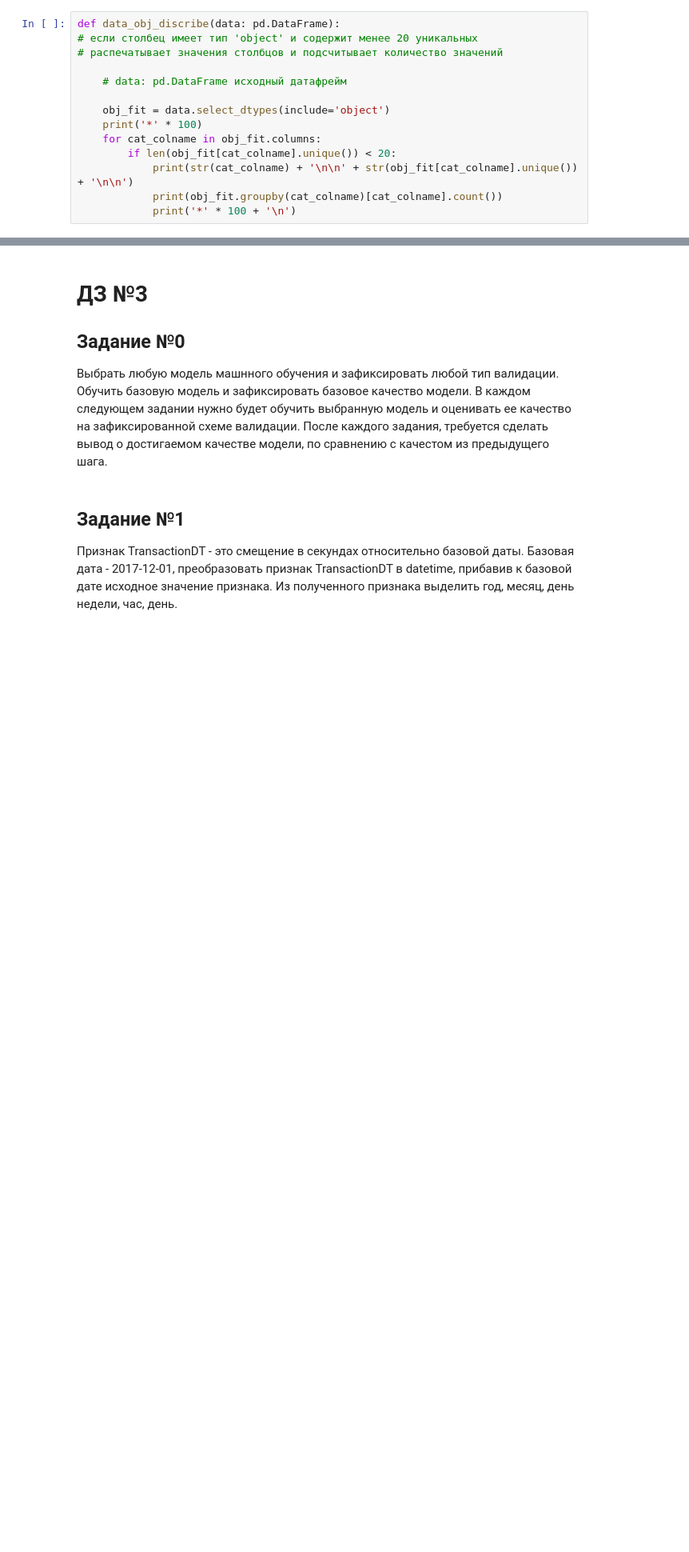
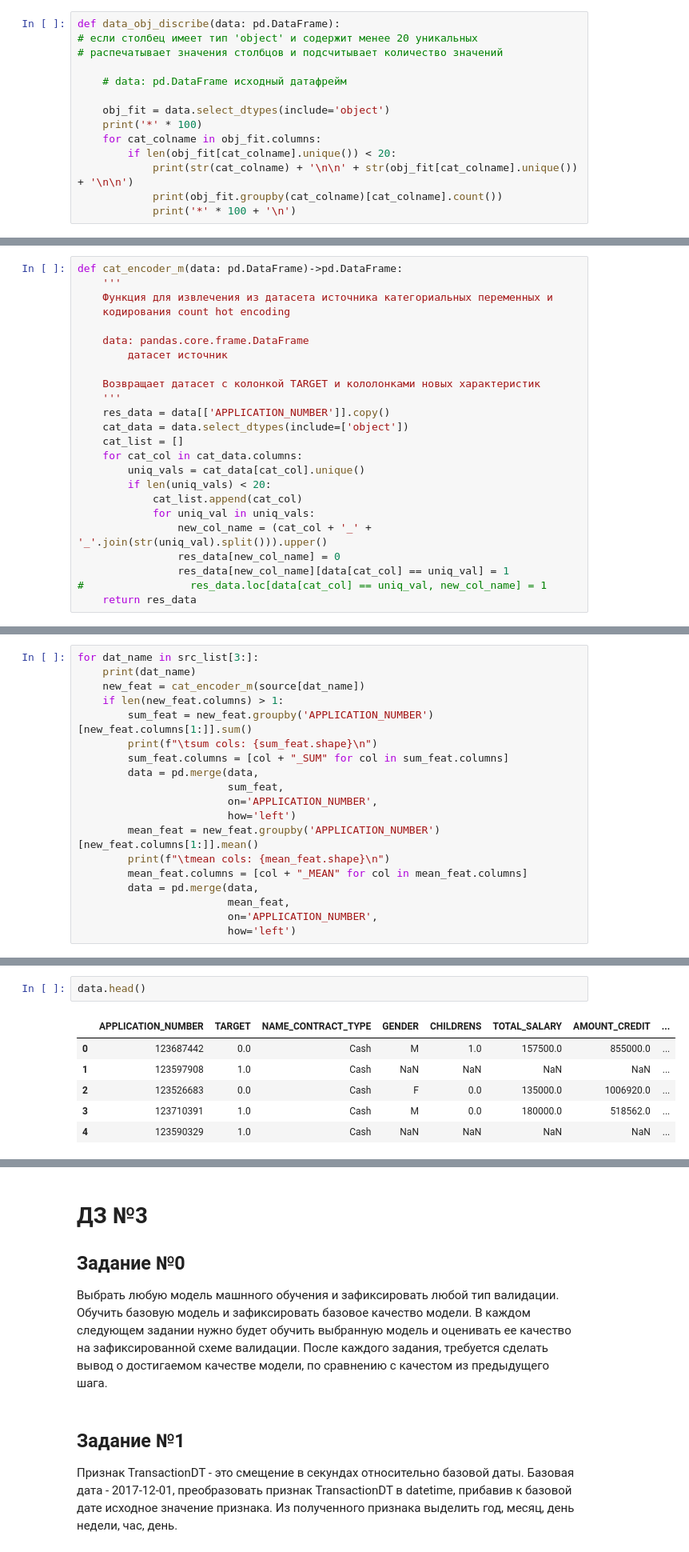
Before and after one commit to VitalyGladyshev/Python_for_DS, a Jupyter notebook: HW_03.ipynb, the cells around one changed output, grey strips where cells are left out. Shown at 80% size. Drawn from its saved outputs; the diff is of its cells as text; blank space fills up the shorter version.

```diff
--- a/HW_03.ipynb
+++ b/HW_03.ipynb
@@ -156,0 +341,24 @@ Name: FAMILY_STATUS, dtype: int64
+# %%
+def cat_encoder_m(data: pd.DataFrame)->pd.DataFrame:
+    '''
+    Функция для извлечения из датасета источника категориальных переменных и
+    кодирования count hot encoding
+
+    data: pandas.core.frame.DataFrame
+        датасет источник
+
+    Возвращает датасет с колонкой TARGET и кололонками новых характеристик
+    '''
+    res_data = data[['APPLICATION_NUMBER']].copy()
+    cat_data = data.select_dtypes(include=['object'])
+    cat_list = []
+    for cat_col in cat_data.columns:
+        uniq_vals = cat_data[cat_col].unique()
+        if len(uniq_vals) < 20:
+            cat_list.append(cat_col)
+            for uniq_val in uniq_vals:
+                new_col_name = (cat_col + '_' + '_'.join(str(uniq_val).split())).upper()
+                res_data[new_col_name] = 0
+                res_data[new_col_name][data[cat_col] == uniq_val] = 1
+#                 res_data.loc[data[cat_col] == uniq_val, new_col_name] = 1
+    return res_data
@@ -156,0 +399,19 @@ Name: FAMILY_STATUS, dtype: int64
+# %%
+for dat_name in src_list[3:]:
+    print(dat_name)
+    new_feat = cat_encoder_m(source[dat_name])
+    if len(new_feat.columns) > 1:
+        sum_feat = new_feat.groupby('APPLICATION_NUMBER')[new_feat.columns[1:]].sum()
+        print(f"\tsum cols: {sum_feat.shape}\n")
+        sum_feat.columns = [col + "_SUM" for col in sum_feat.columns]
+        data = pd.merge(data,
+                        sum_feat,
+                        on='APPLICATION_NUMBER',
+                        how='left')
+        mean_feat = new_feat.groupby('APPLICATION_NUMBER')[new_feat.columns[1:]].mean()
+        print(f"\tmean cols: {mean_feat.shape}\n")
+        mean_feat.columns = [col + "_MEAN" for col in mean_feat.columns]
+        data = pd.merge(data,
+                        mean_feat,
+                        on='APPLICATION_NUMBER',
+                        how='left')
@@ -156,0 +430,9 @@ Name: FAMILY_STATUS, dtype: int64
+# %%
+data.head()
+# %% [output]
+|  | APPLICATION_NUMBER | TARGET | NAME_CONTRACT_TYPE | GENDER | CHILDRENS | TOTAL_SALARY | AMOUNT_CREDIT | ... |
+| 0 | 123687442 | 0.0 | Cash | M | 1.0 | 157500.0 | 855000.0 | ... |
+| 1 | 123597908 | 1.0 | Cash | NaN | NaN | NaN | NaN | ... |
+| 2 | 123526683 | 0.0 | Cash | F | 0.0 | 135000.0 | 1006920.0 | ... |
+| 3 | 123710391 | 1.0 | Cash | M | 0.0 | 180000.0 | 518562.0 | ... |
+| 4 | 123590329 | 1.0 | Cash | NaN | NaN | NaN | NaN | ... |
```
Also changed, not shown: parts of 73 cells of this notebook.
